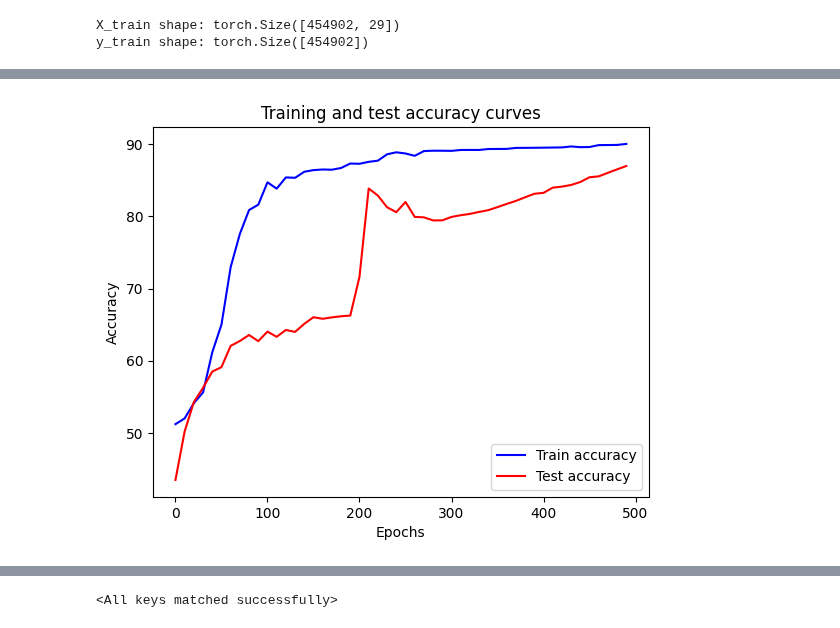
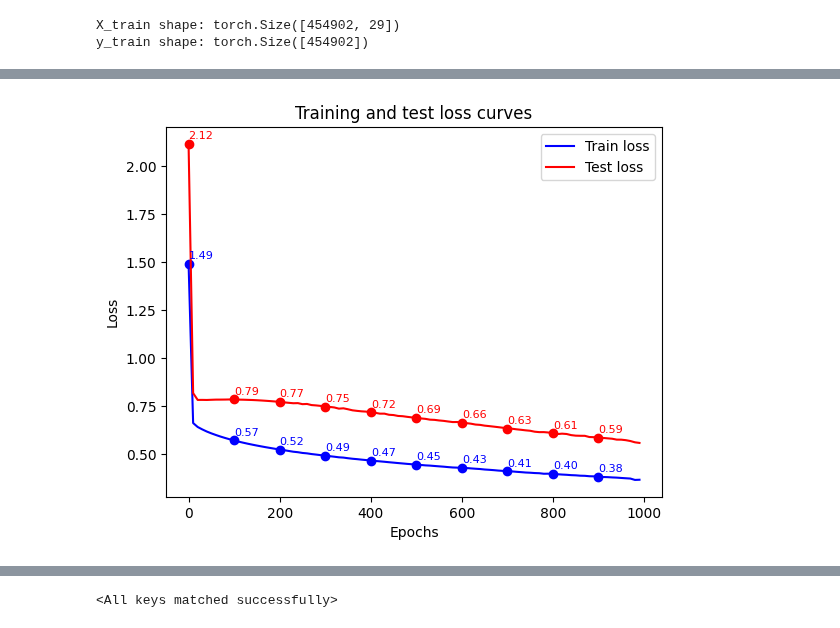
Before and after one commit to khangsheng1/Learning-PyTorch, a Jupyter notebook: CC_Fraud_Kaggle/CC_Fraud_Kaggle.ipynb, the cells around one changed output, grey strips where cells are left out. Drawn from its saved outputs; the diff is of its cells as text; code cells hidden in the pictures.

```diff
--- a/CC_Fraud_Kaggle/CC_Fraud_Kaggle.ipynb
+++ b/CC_Fraud_Kaggle/CC_Fraud_Kaggle.ipynb
@@ -205,7 +242,7 @@ Model is on: cpu
 # %%
 # Create loss and optimizer
 loss_fn = nn.BCEWithLogitsLoss()
-optimizer = torch.optim.SGD(model.parameters(), lr=0.005)
+optimizer = torch.optim.SGD(model.parameters(), lr=0.003)
 # %%
 # Calculate accuracy (a classification metric)
 def accuracy_fn(y_true, y_pred):
@@ -214,7 +251,7 @@ def accuracy_fn(y_true, y_pred):
     return acc
 # %%
 torch.manual_seed(42)
-epochs = 500
+epochs = 1000
 epoch_print = epochs/10
 
 # Create empty loss lists to track values
@@ -295,10 +321,0 @@ plt.legend();
-# %%
-# Plot the accuracy curves
-plt.plot(epoch_count, train_acc_values, label="Train accuracy", color='b')
-plt.plot(epoch_count, test_acc_values, label="Test accuracy", color='r')
-plt.title("Training and test accuracy curves")
-plt.ylabel("Accuracy")
-plt.xlabel("Epochs")
-plt.legend();
-# %% [output]
-[figure, removed]
@@ -306,0 +322,24 @@ test_acc = accuracy_fn(y_true=y_test, y_pred=test_pred)
+# %%
+# Plot the loss curves
+plt.plot(epoch_count, train_loss_values, label="Train loss", color='b')
+plt.plot(epoch_count, test_loss_values, label="Test loss", color='r')
+plt.title("Training and test loss curves")
+plt.ylabel("Loss")
+plt.xlabel("Epochs")
+plt.legend()
+
+# Label points that fall on hundreds for train loss and add dots
+for i, (x, y) in enumerate(zip(epoch_count, train_loss_values)):
+    if x % 100 == 0:  # Only label points that are multiples of 100 on x-axis
+        plt.text(x, y + 0.025, f'{y:.2f}', color='b', fontsize=8)  # Label the train loss
+        plt.scatter(x, y, color='b')  # Add a dot at the labeled point
+
+# Label points that fall on hundreds for test loss and add dots
+for i, (x, y) in enumerate(zip(epoch_count, test_loss_values)):
+    if x % 100 == 0:  # Only label points that are multiples of 100 on x-axis
+        plt.text(x, y + 0.025, f'{y:.2f}', color='r', fontsize=8)  # Label above the test loss
+        plt.scatter(x, y, color='r')  # Add a dot at the labeled point
+
+plt.show()
+# %% [output]
+[figure, added]
```
Also changed, not shown: parts of 13 cells of this notebook, 1 other file.
